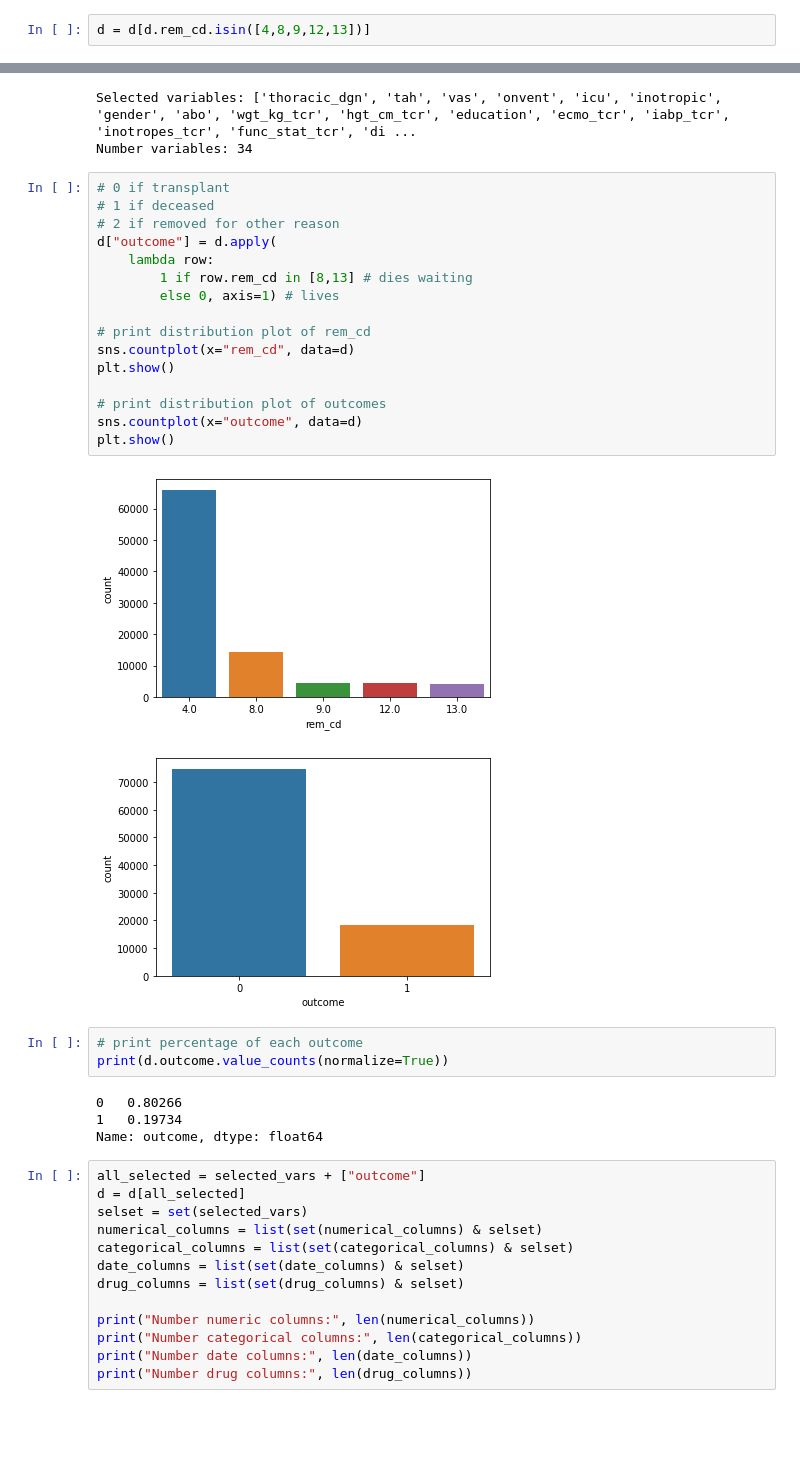
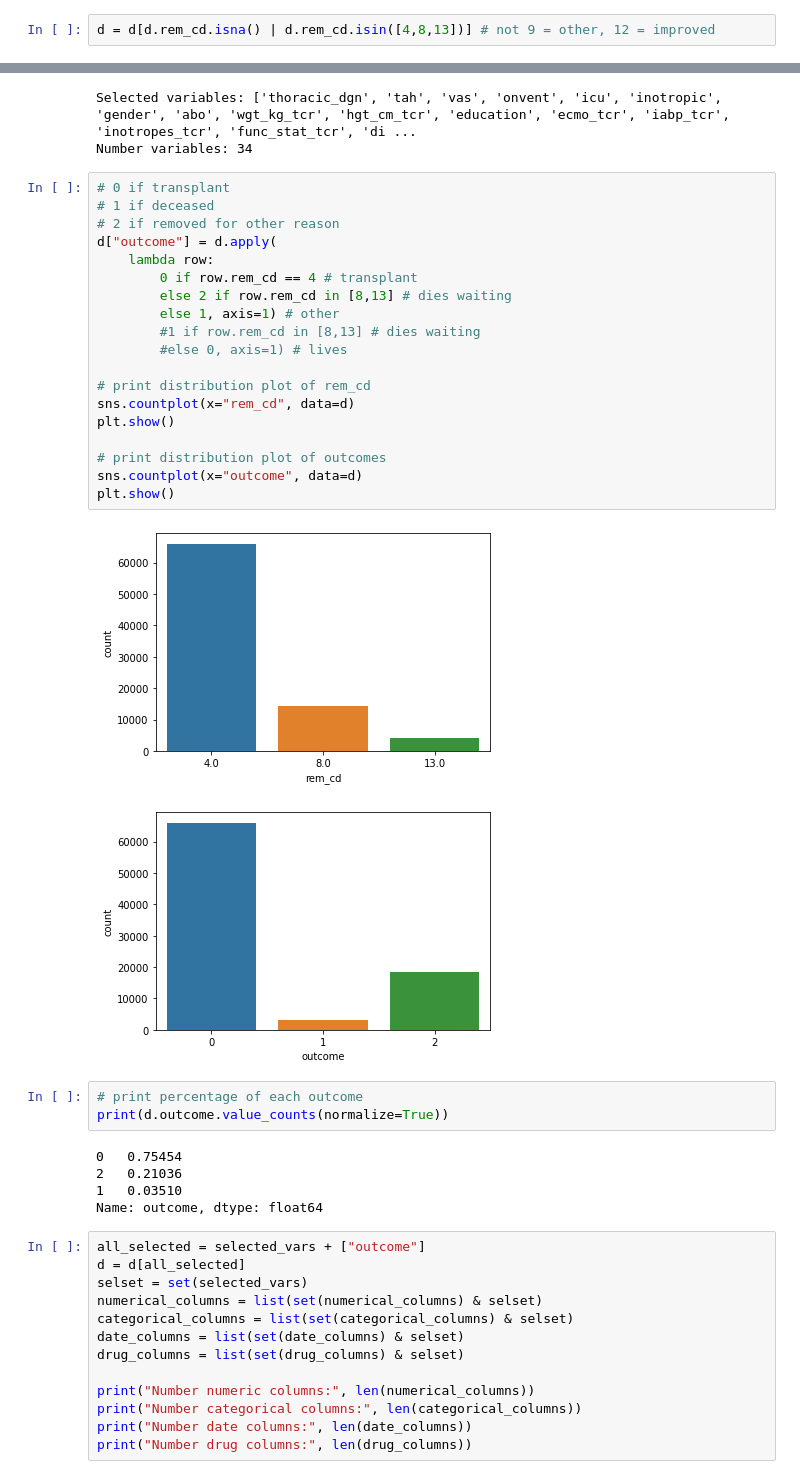
Before and after one commit to wansgar/edan70-project, a Jupyter notebook: column_categorization.ipynb, the cells around one changed output, grey strips where cells are left out. Drawn from its saved outputs; the diff is of its cells as text; blank space fills up the shorter version.

```diff
--- a/column_categorization.ipynb
+++ b/column_categorization.ipynb
@@ -344,5 +344,5 @@ plt.show()
 # %% [markdown]
 Let's remove all outcomes except the most common: [4,8,9,12,13]
 # %%
-d = d[d.rem_cd.isin([4,8,9,12,13])]
+d = d[d.rem_cd.isna() | d.rem_cd.isin([4,8,13])] # not 9 = other, 12 = improved
 # %%
@@ -394,28 +394,32 @@ Number variables: 34
 # %%
 # 0 if transplant
 # 1 if deceased
 # 2 if removed for other reason
 d["outcome"] = d.apply(
     lambda row:
-        1 if row.rem_cd in [8,13] # dies waiting
-        else 0, axis=1) # lives
+        0 if row.rem_cd == 4 # transplant
+        else 2 if row.rem_cd in [8,13] # dies waiting
+        else 1, axis=1) # other
+        #1 if row.rem_cd in [8,13] # dies waiting
+        #else 0, axis=1) # lives
 
 # print distribution plot of rem_cd
 sns.countplot(x="rem_cd", data=d)
 plt.show()
 
 # print distribution plot of outcomes
 sns.countplot(x="outcome", data=d)
 plt.show()
 # %% [output]
-[figure, old version]
+[figure, new version]
-[figure, old version]
+[figure, new version]
 # %%
 # print percentage of each outcome
 print(d.outcome.value_counts(normalize=True))
 # %% [output]
-0   0.80266
-1   0.19734
+0   0.75454
+2   0.21036
+1   0.03510
 Name: outcome, dtype: float64
 # %%
 all_selected = selected_vars + ["outcome"]
```
Also changed, not shown: parts of 21 cells of this notebook.
